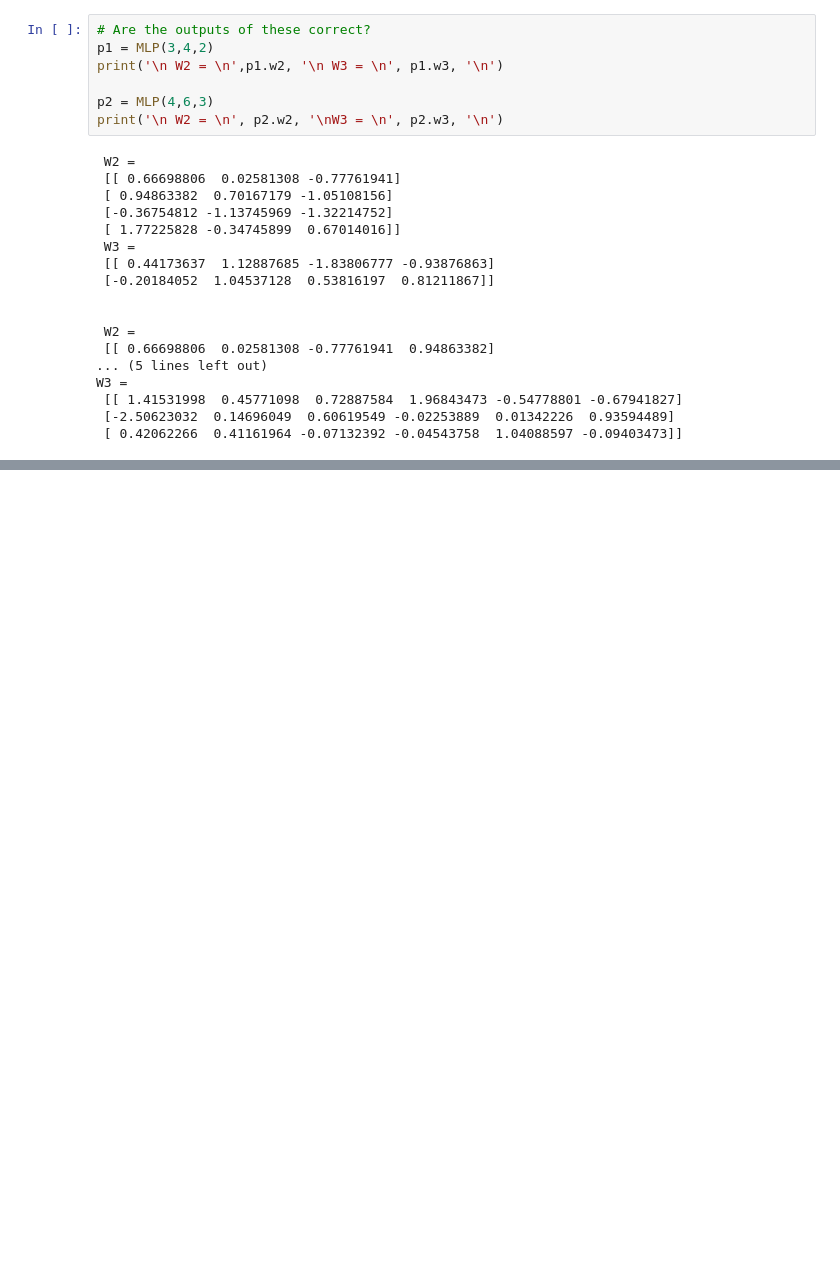
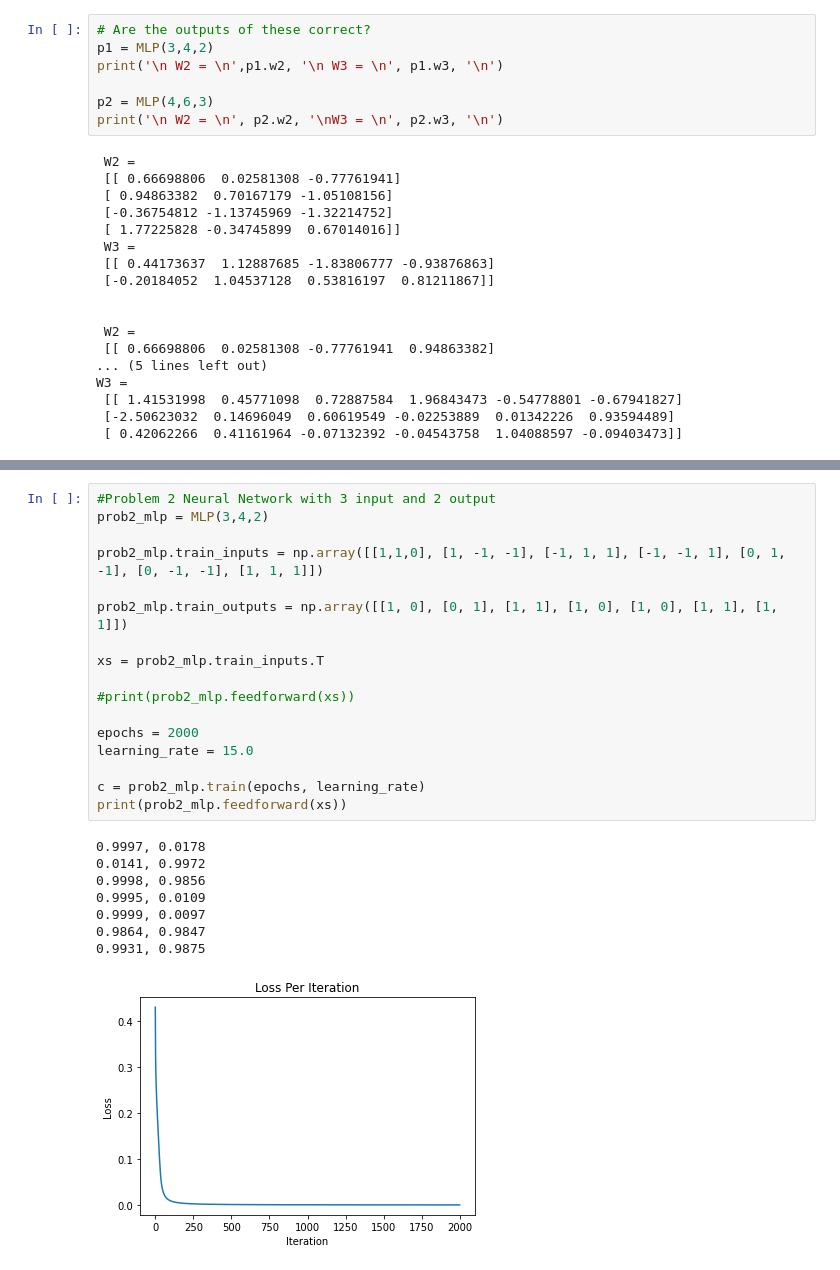
Before and after one commit to MK-CIAN/A.I.-MLP-ASSIGNMENT, a Jupyter notebook: XOR_MLP v1.ipynb, the cells around one changed output, grey strips where cells are left out. Saved outputs shown, nothing was run; the diff lists cells and outputs as text; blank space fills up the shorter version.

```diff
--- a/XOR_MLP v1.ipynb
+++ b/XOR_MLP v1.ipynb
@@ -355,0 +381,26 @@ print(prob1_mlp.feedforward(xs))
+# %%
+#Problem 2 Neural Network with 3 input and 2 output
+prob2_mlp = MLP(3,4,2)
+
+prob2_mlp.train_inputs = np.array([[1,1,0], [1, -1, -1], [-1, 1, 1], [-1, -1, 1], [0, 1, -1], [0, -1, -1], [1, 1, 1]])
+
+prob2_mlp.train_outputs = np.array([[1, 0], [0, 1], [1, 1], [1, 0], [1, 0], [1, 1], [1, 1]])
+
+xs = prob2_mlp.train_inputs.T
+
+#print(prob2_mlp.feedforward(xs))
+
+epochs = 2000
+learning_rate = 15.0
+
+c = prob2_mlp.train(epochs, learning_rate)
+print(prob2_mlp.feedforward(xs))
+# %% [output]
+0.9997, 0.0178
+0.0141, 0.9972
+0.9998, 0.9856
+0.9995, 0.0109
+0.9999, 0.0097
+0.9864, 0.9847
+0.9931, 0.9875
+[figure, added]
```
Also changed, not shown: parts of 4 cells of this notebook.
